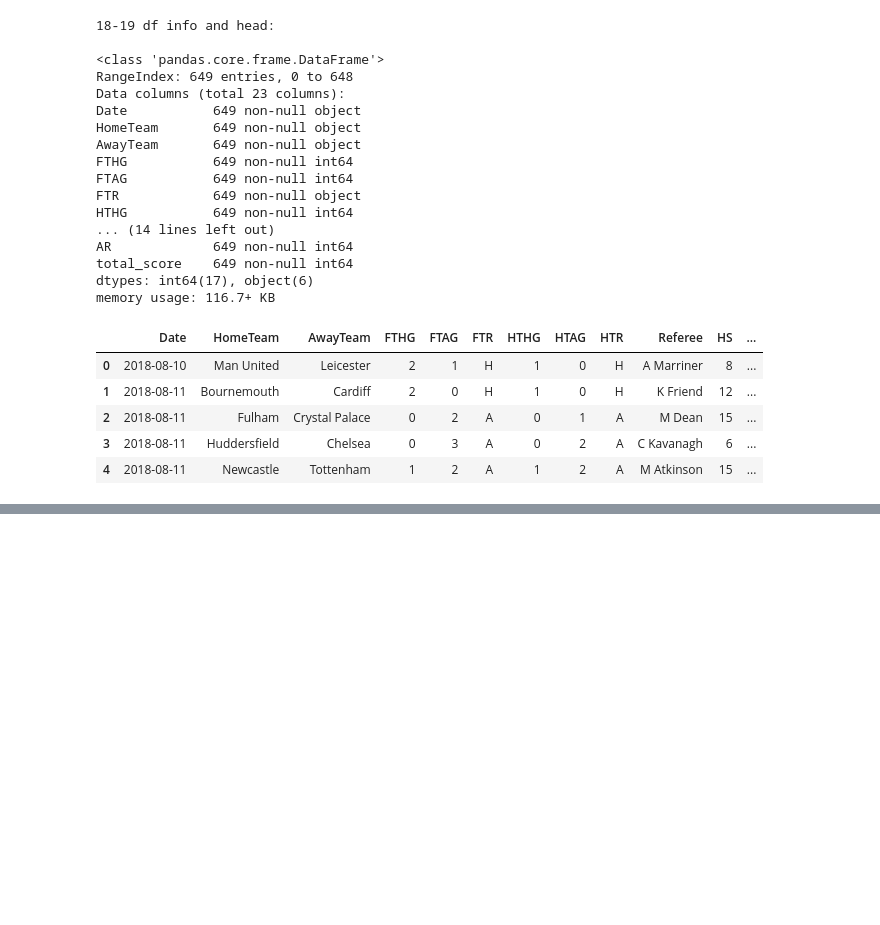
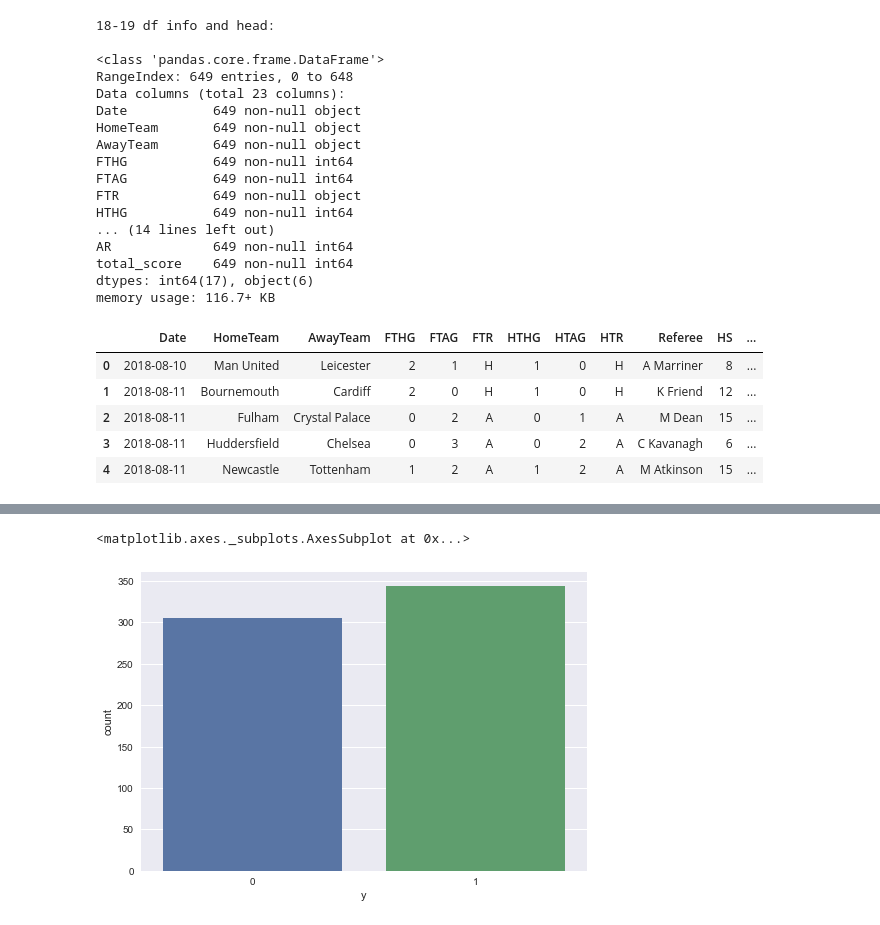
Before and after one commit to DataDavD/ddapp, a Jupyter notebook: ddapp/model.ipynb, the cells around one changed output, grey strips where cells are left out. Cells and saved outputs as stored; diff of their text form; code cells hidden in the pictures; blank space fills up the shorter version.

```diff
--- a/ddapp/model.ipynb
+++ b/ddapp/model.ipynb
@@ -259,0 +272,4 @@ array([2.78368248e-01, 3.55980213e-01, 2.27615601e-01, 9.70257332e-02,
+# %%
+df_total['y'] = df_total['total_score'].apply(lambda x: 1 if x > 2.5 else 0)
+df_total.info()
+df_total.head(10)
@@ -259,0 +305,6 @@ array([2.78368248e-01, 3.55980213e-01, 2.27615601e-01, 9.70257332e-02,
+# %%
+sns.countplot(x='y', data=df_total)
+plt.show()
+# %% [output]
+<matplotlib.axes._subplots.AxesSubplot at 0x...>
+[figure, added]
```
Also changed, not shown: parts of 26 cells of this notebook.
